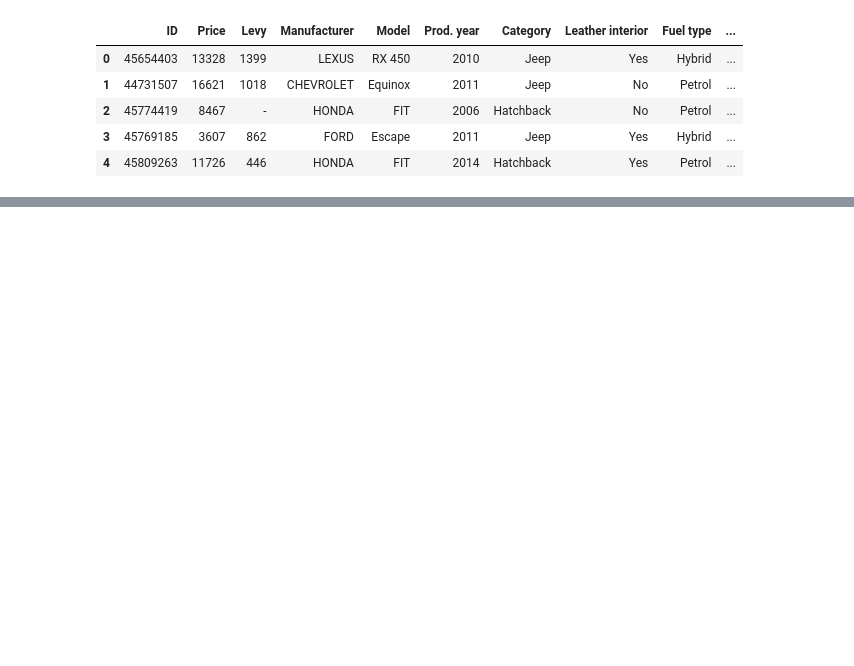
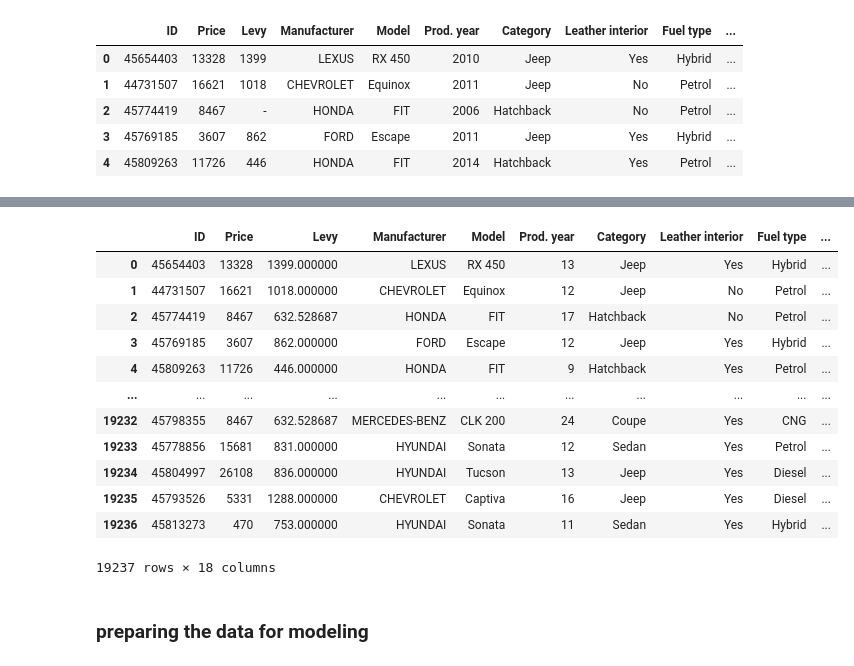
Before and after one commit to devopscicd17/Docker-container-ML-model-deployment, a Jupyter notebook: car price predition.ipynb, the cells around one changed output, grey strips where cells are left out. Cells and saved outputs as stored; diff of their text form; code cells hidden in the pictures; blank space fills up the shorter version.

Commit message:
clean data

```diff
--- a/car price predition.ipynb
+++ b/car price predition.ipynb
@@ -39,0 +41,34 @@ array(['-'], dtype=object)
+# %%
+#Remove the word 'Turbo' from all records that have it
+car_data['Engine volume'] = pd.to_numeric(car_data['Engine volume'].str.split(' ').str[0], downcast='float')
+# %%
+#Replacing the '0' in the 'Engine volume' column with the mean value of that column
+car_data['Engine volume']=np.where(car_data['Engine volume'] == 0.0,car_data['Engine volume'].mean(),car_data['Engine volume'])
+# %%
+#Feature engineering the production year column
+import datetime as dt
+currt_time = dt.datetime.now()
+car_data['Prod. year'] = currt_time.year - car_data['Prod. year']
+# %%
+#converting the Levy column to float as it is the Tax
+car_data['Levy'] = pd.to_numeric(car_data['Levy'].replace('-', '0'), downcast='float')
+#Replacing the 0 in the 'Levy' column with mean of that column
+car_data['Levy'] = np.where(car_data['Levy'] == 0.0,car_data['Levy'].mean(),car_data['Levy'])
+# %%
+car_data
+# %% [output]
+|  | ID | Price | Levy | Manufacturer | Model | Prod. year | Category | Leather interior | Fuel type | ... |
+| 0 | 45654403 | 13328 | 1399.000000 | LEXUS | RX 450 | 13 | Jeep | Yes | Hybrid | ... |
+| 1 | 44731507 | 16621 | 1018.000000 | CHEVROLET | Equinox | 12 | Jeep | No | Petrol | ... |
+| 2 | 45774419 | 8467 | 632.528687 | HONDA | FIT | 17 | Hatchback | No | Petrol | ... |
+| 3 | 45769185 | 3607 | 862.000000 | FORD | Escape | 12 | Jeep | Yes | Hybrid | ... |
+| 4 | 45809263 | 11726 | 446.000000 | HONDA | FIT | 9 | Hatchback | Yes | Petrol | ... |
+| ... | ... | ... | ... | ... | ... | ... | ... | ... | ... | ... |
+| 19232 | 45798355 | 8467 | 632.528687 | MERCEDES-BENZ | CLK 200 | 24 | Coupe | Yes | CNG | ... |
+| 19233 | 45778856 | 15681 | 831.000000 | HYUNDAI | Sonata | 12 | Sedan | Yes | Petrol | ... |
+| 19234 | 45804997 | 26108 | 836.000000 | HYUNDAI | Tucson | 13 | Jeep | Yes | Diesel | ... |
+| 19235 | 45793526 | 5331 | 1288.000000 | CHEVROLET | Captiva | 16 | Jeep | Yes | Diesel | ... |
+| 19236 | 45813273 | 470 | 753.000000 | HYUNDAI | Sonata | 11 | Sedan | Yes | Hybrid | ... |
+19237 rows × 18 columns
+# %% [markdown]
+### preparing the data for modeling
```
Also changed, not shown: parts of 11 cells of this notebook.
